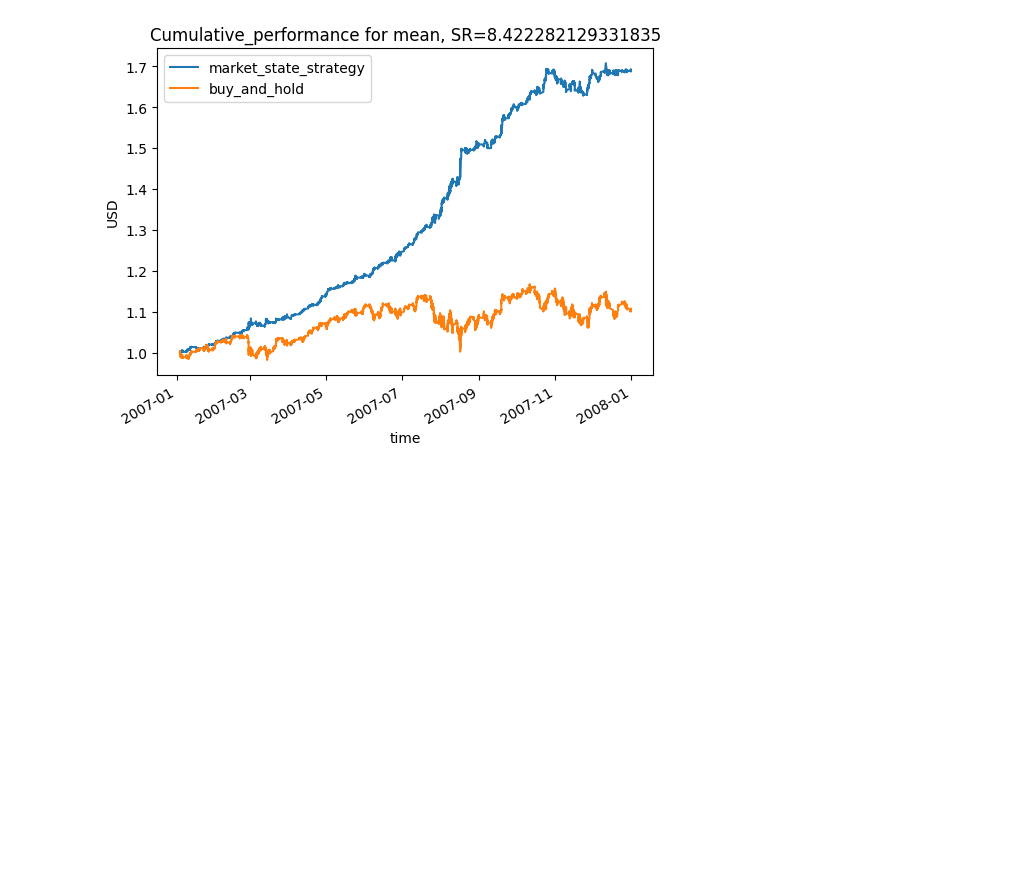
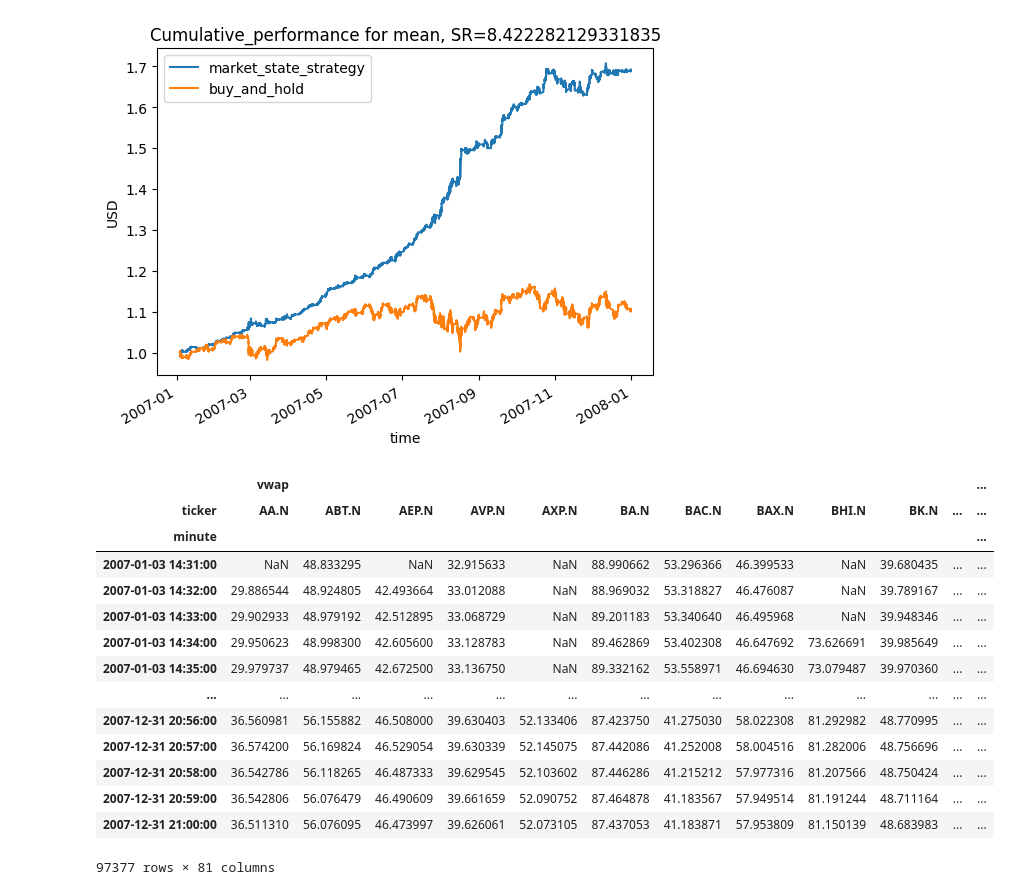
Before and after one commit to chgendreau/market-states-trading-strategy, a Jupyter notebook: strateg_test.ipynb, the cells around one changed output. Drawn from its saved outputs; the diff is of its cells as text; code cells hidden in the pictures; blank space fills up the shorter version.

```diff
--- a/strateg_test.ipynb
+++ b/strateg_test.ipynb
@@ -432,3 +432,24 @@ for m in Ms:
 [figure]
 [figure]
 [figure]
+# %%
+all_fill = all_filtered.ffill()
+r=np.log(all_fill).diff()
+
+all_fill
+# %% [output]
+|  | vwap |  |  |  |  |  |  |  |  |  |  | ... |
+| ticker | AA.N | ABT.N | AEP.N | AVP.N | AXP.N | BA.N | BAC.N | BAX.N | BHI.N | BK.N | ... | ... |
+| minute |  |  |  |  |  |  |  |  |  |  |  | ... |
+| 2007-01-03 14:31:00 | NaN | 48.833295 | NaN | 32.915633 | NaN | 88.990662 | 53.296366 | 46.399533 | NaN | 39.680435 | ... | ... |
+| 2007-01-03 14:32:00 | 29.886544 | 48.924805 | 42.493664 | 33.012088 | NaN | 88.969032 | 53.318827 | 46.476087 | NaN | 39.789167 | ... | ... |
+| 2007-01-03 14:33:00 | 29.902933 | 48.979192 | 42.512895 | 33.068729 | NaN | 89.201183 | 53.340640 | 46.495968 | NaN | 39.948346 | ... | ... |
+| 2007-01-03 14:34:00 | 29.950623 | 48.998300 | 42.605600 | 33.128783 | NaN | 89.462869 | 53.402308 | 46.647692 | 73.626691 | 39.985649 | ... | ... |
+| 2007-01-03 14:35:00 | 29.979737 | 48.979465 | 42.672500 | 33.136750 | NaN | 89.332162 | 53.558971 | 46.694630 | 73.079487 | 39.970360 | ... | ... |
+| ... | ... | ... | ... | ... | ... | ... | ... | ... | ... | ... | ... | ... |
+| 2007-12-31 20:56:00 | 36.560981 | 56.155882 | 46.508000 | 39.630403 | 52.133406 | 87.423750 | 41.275030 | 58.022308 | 81.292982 | 48.770995 | ... | ... |
+| 2007-12-31 20:57:00 | 36.574200 | 56.169824 | 46.529054 | 39.630339 | 52.145075 | 87.442086 | 41.252008 | 58.004516 | 81.282006 | 48.756696 | ... | ... |
+| 2007-12-31 20:58:00 | 36.542786 | 56.118265 | 46.487333 | 39.629545 | 52.103602 | 87.446286 | 41.215212 | 57.977316 | 81.207566 | 48.750424 | ... | ... |
+| 2007-12-31 20:59:00 | 36.542806 | 56.076479 | 46.490609 | 39.661659 | 52.090752 | 87.464878 | 41.183567 | 57.949514 | 81.191244 | 48.711164 | ... | ... |
+| 2007-12-31 21:00:00 | 36.511310 | 56.076095 | 46.473997 | 39.626061 | 52.073105 | 87.437053 | 41.183871 | 57.953809 | 81.150139 | 48.683983 | ... | ... |
+97377 rows × 81 columns
```
Also changed, not shown: parts of 3 cells of this notebook, 2 other files.
